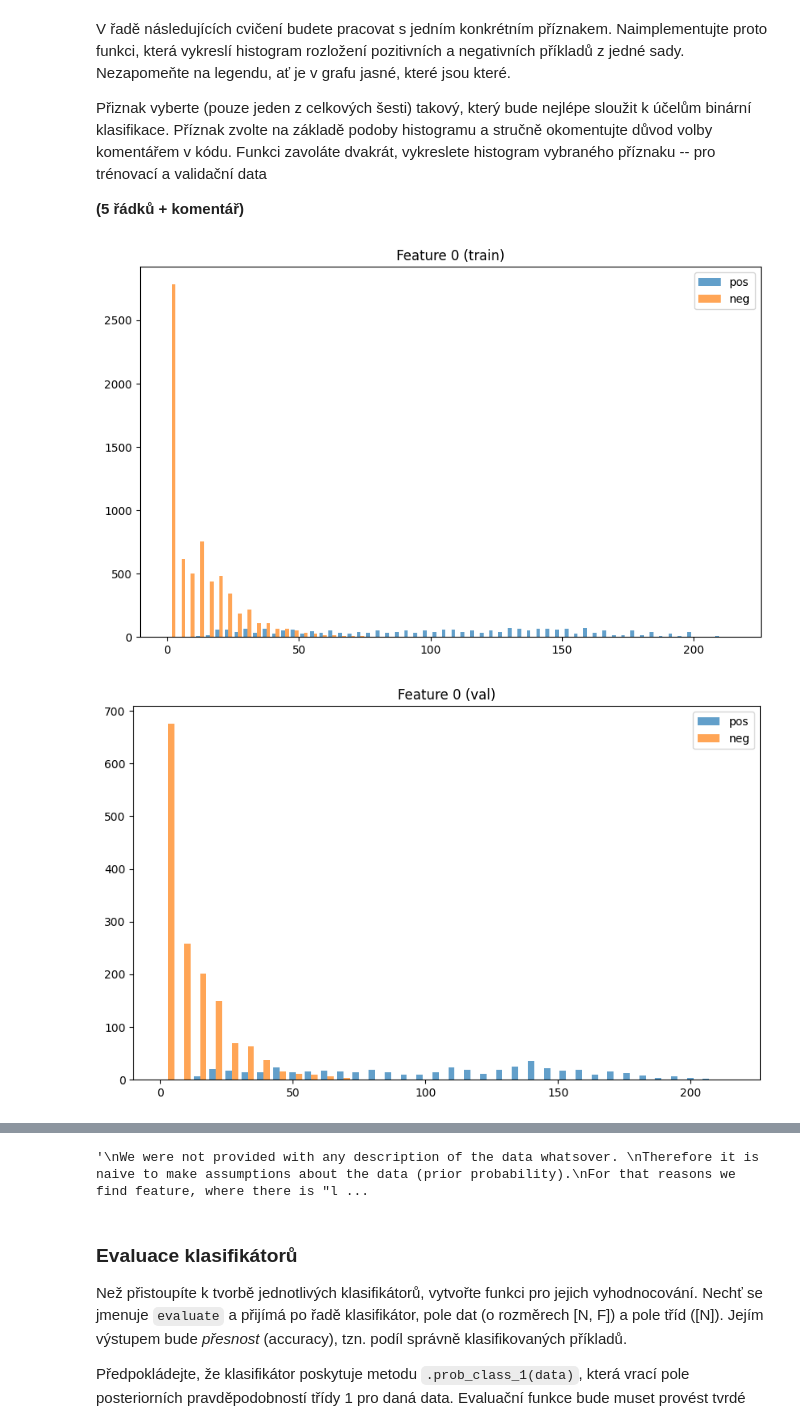
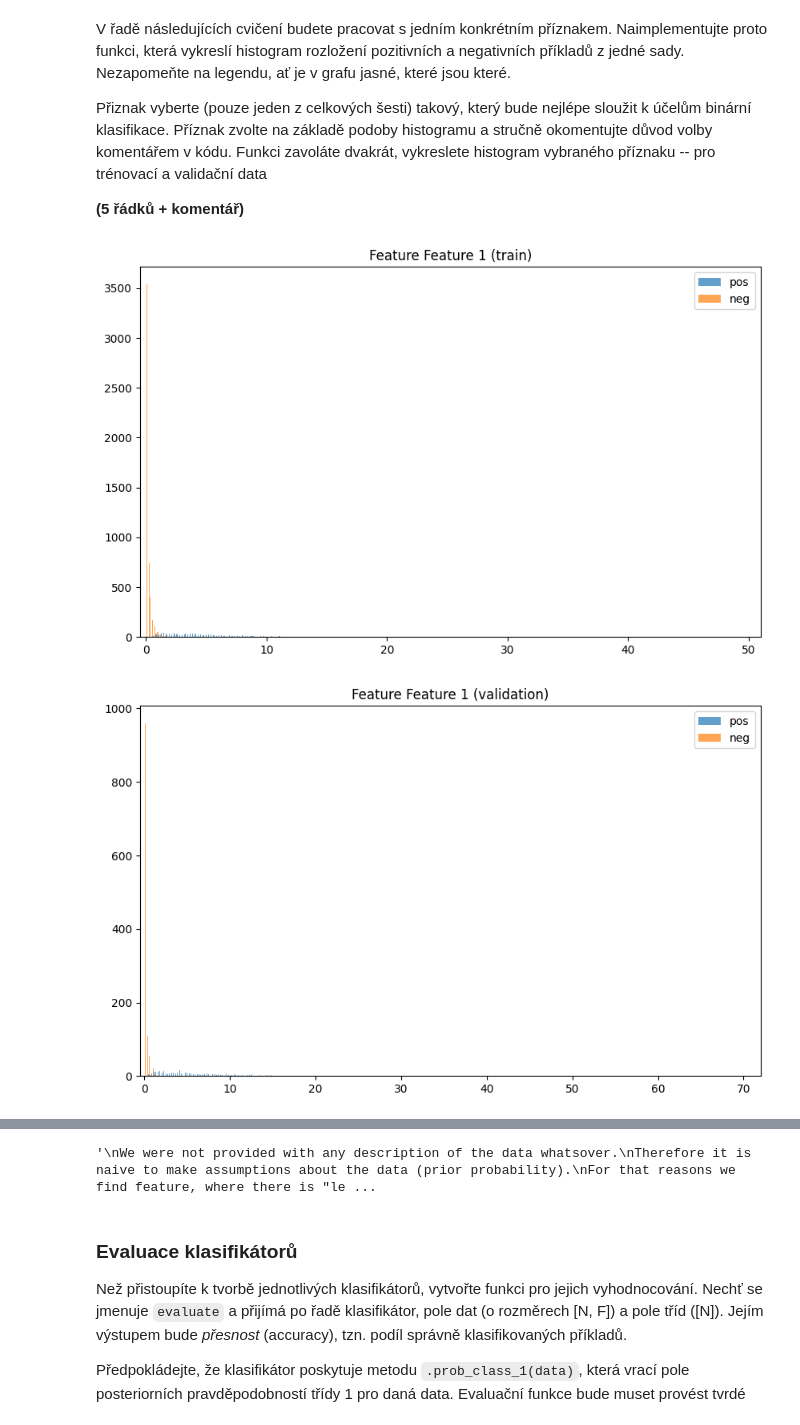
Before and after one commit to Marek324/butfit-sui, a Jupyter notebook: submit/xhricma00.ipynb, the cells around one changed output, grey strips where cells are left out. Drawn from its saved outputs; the diff is of its cells as text; code cells hidden in the pictures.

```diff
--- a/submit/xhricma00.ipynb
+++ b/submit/xhricma00.ipynb
@@ -61,29 +60,29 @@ Přiznak vyberte (pouze jeden z celkových šesti) takový, který bude nejlépe
 # %%
 FOI = 1  # Feature Of Interest
 
 def plot_data(poss, negs, label):
     plt.figure(figsize=(10,6))
     plt.hist([poss, negs], bins='auto', alpha=0.7, label=['pos','neg'])
     plt.title(f'Feature {label}')
     plt.legend()
+    plt.xlim(min(poss.min(), negs.min()) - 0.5, max(poss.max(), negs.max()) + 0.5)
     plt.show()
 
-features = [0,1,2,3,4,5]
-for i in features:
-    plot_data(train_dataset.pos[:, i], train_dataset.neg[:, i], f"{i} (train)")
-    plot_data(val_dataset.pos[:, i], val_dataset.neg[:, i], f"{i} (val)")
+
+plot_data(train_dataset.pos[:, FOI], train_dataset.neg[:, FOI], f"Feature {FOI} (train)")
+plot_data(val_dataset.pos[:, FOI], val_dataset.neg[:, FOI], f"Feature {FOI} (validation)")
 
 """
 We were not provided with any description of the data whatsover.
 Therefore it is naive to make assumptions about the data (prior probability).
 For that reasons we find feature, where there is "least overlap", in the certain bins.
 This could also be calculated, however choosing purely based on visuals, we choose the [1] feature, the data looks separable by 1d gaussians
 
 
 Note: In "real" enviroment we always have to consider
 how was your data sampled, if we do care about accuracy, false-positives, false-negatives etc.
 So in my opinion there is no "correct" answer given we know nothing about the data.
 """
 # %% [output]
-[figure, old version]
+[figure, new version]
-[figure, old version]
+[figure, new version]
@@ -100,4 +89,4 @@ So in my opinion there is no "correct" answer given we know nothing about the da
-'\nWe were not provided with any description of the data whatsover. \nTherefore it is naive to make assumptions about the data (prior probability).\nFor that reasons we find feature, where there is "l ...
+'\nWe were not provided with any description of the data whatsover.\nTherefore it is naive to make assumptions about the data (prior probability).\nFor that reasons we find feature, where there is "le ...
 # %% [markdown]
 ### Evaluace klasifikátorů
 Než přistoupíte k tvorbě jednotlivých klasifikátorů, vytvořte funkci pro jejich vyhodnocování.
```
Also changed, not shown: parts of 16 cells of this notebook, 1 other file.
